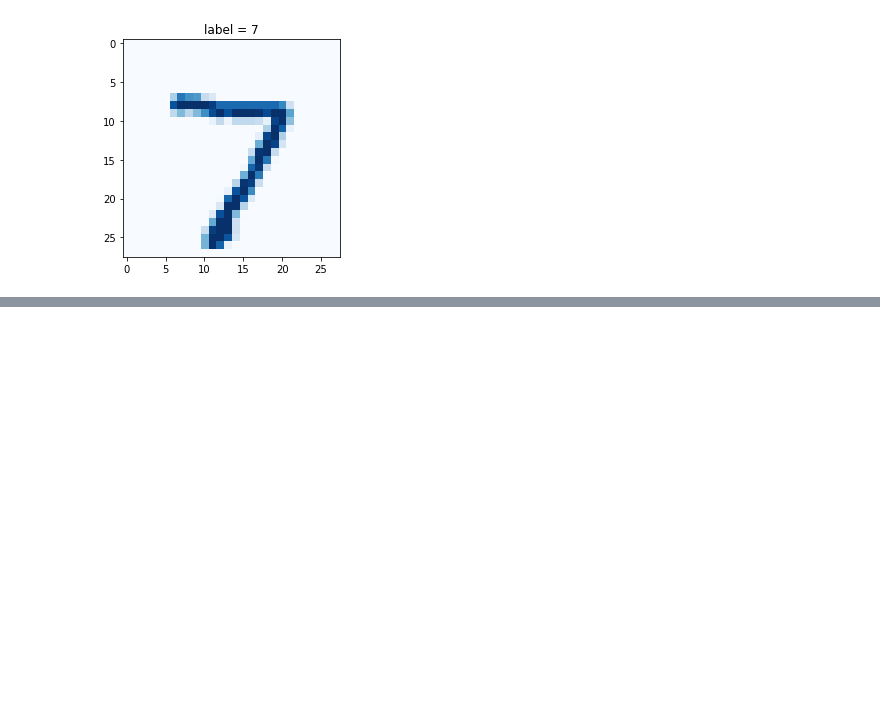
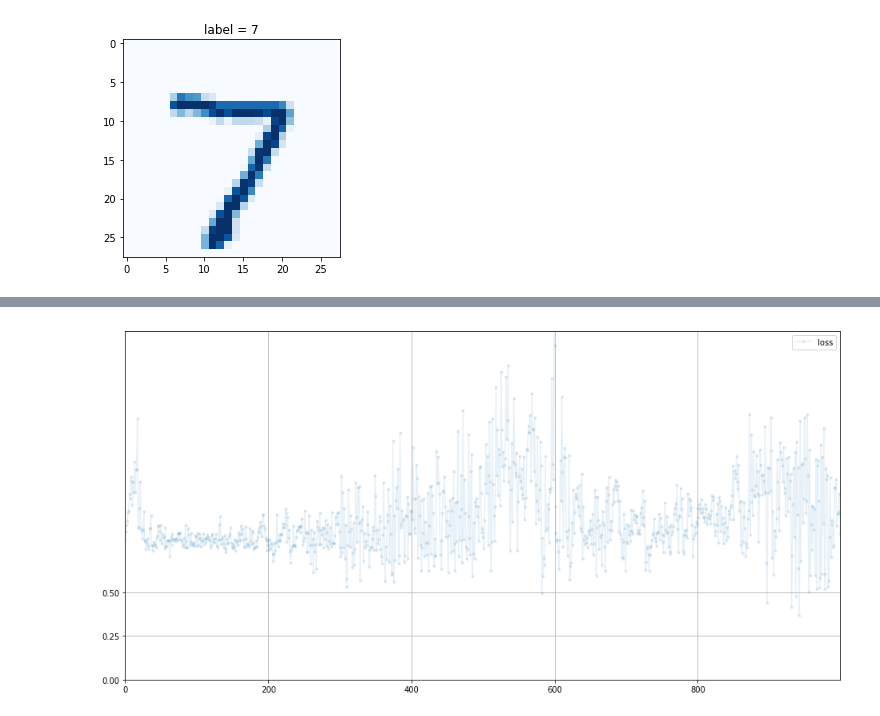
Before and after one commit to makeyourownalgorithmicart/makeyourownalgorithmicart, a Jupyter notebook: blog/generative-adversarial-network/03_image_gan.ipynb, the cells around one changed output, grey strips where cells are left out. Drawn from its saved outputs; the diff is of its cells as text; code cells hidden in the pictures; blank space fills up the shorter version.

```diff
--- a/blog/generative-adversarial-network/03_image_gan.ipynb
+++ b/blog/generative-adversarial-network/03_image_gan.ipynb
@@ -58,7 +43,7 @@ class MnistDataset(torch.utils.data.Dataset):
         image_target[label] = 1.0
 
         # image data, normalised from 0-255 to 0-1
-        image_values = torch.cuda.FloatTensor(self.data_df.iloc[index,1:].values) / 255.0
+        image_values = torch.FloatTensor(self.data_df.iloc[index,1:].values) / 255.0
 
         # return label, image data tensor and target tensor
         return label, image_values, image_target
@@ -72,7 +57,8 @@ class MnistDataset(torch.utils.data.Dataset):
     pass
 # %%
 # subclass PyTorch dataset class, loads actual data, parses it into targets and pizel data
-mnist_dataset = MnistDataset('mnist_data/mnist_train.csv')
+
+mnist_dataset = MnistDataset('mnist_data/mnist_test.csv')
 # %%
 mnist_dataset.plot_image(0)
 # %% [output]
@@ -413 +358,7 @@ D.plot_progress()
+# %%
+# plot generator error
+
+G.plot_progress()
+# %% [output]
+[figure, added]
 # %%
```
Also changed, not shown: parts of 13 cells of this notebook.
